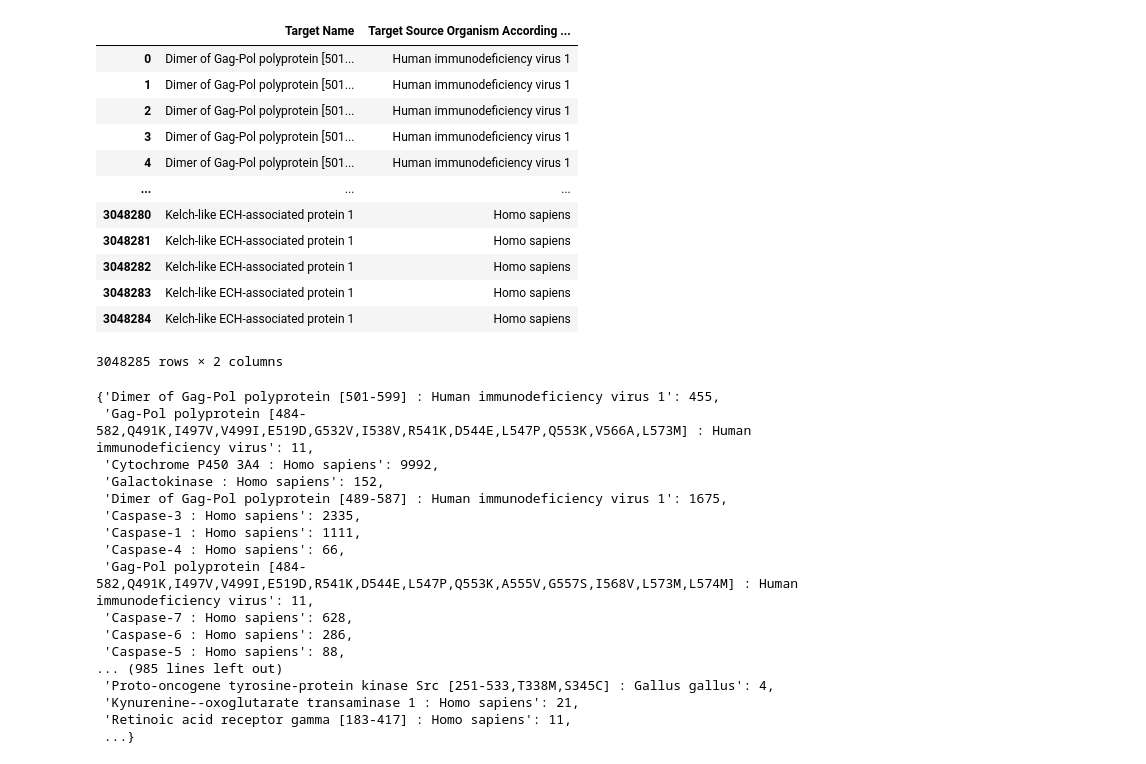
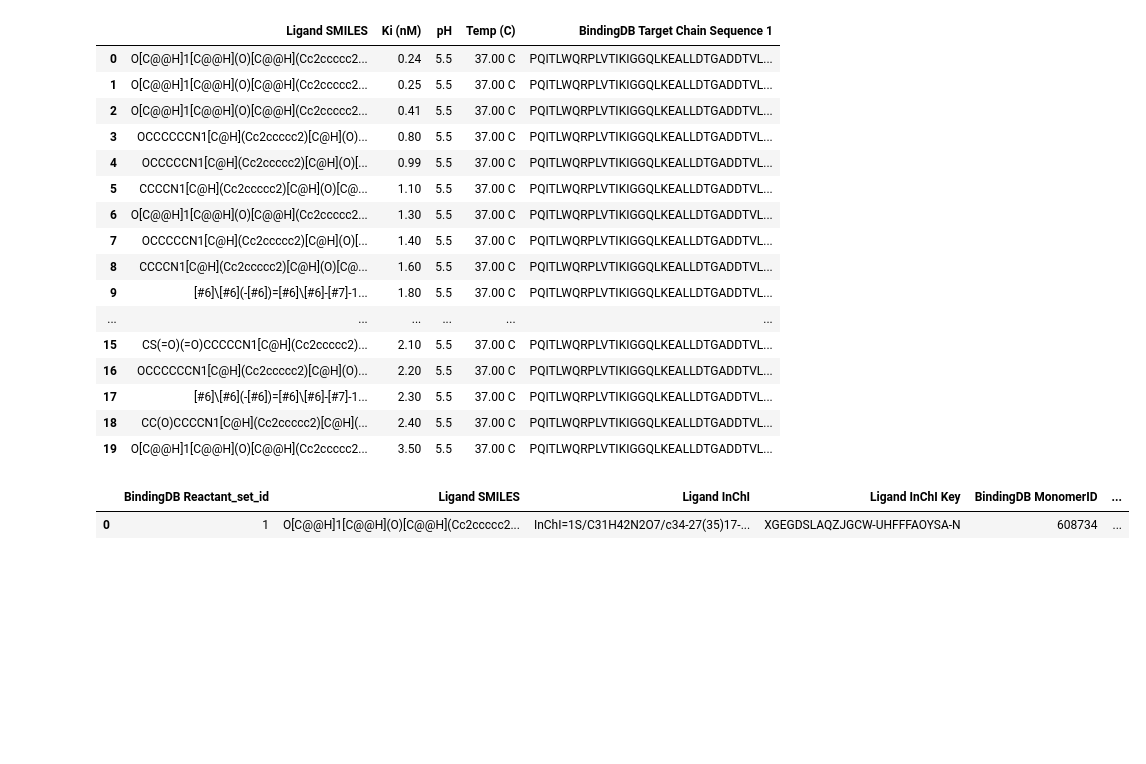
Before and after one commit to VovaBlonskyi/Drug-Target-Affinity, a Jupyter notebook: Code/Collecting_Data.ipynb, the cells around one changed output. Saved outputs shown, nothing was run; the diff lists cells and outputs as text; code cells hidden in the pictures; blank space fills up the shorter version.

```diff
--- a/Code/Collecting_Data.ipynb
+++ b/Code/Collecting_Data.ipynb
@@ -6,2 +6,3 @@ import json
 # %%
 pd.set_option('display.max_colwidth', None)
+pd.set_option("display.max_columns", None)
@@ -8,17 +11,26 @@ pd.set_option('display.max_colwidth', None)
+# %%
+binding
+# %% [output]
+|  | Ligand SMILES | Ki (nM) | pH | Temp (C) | BindingDB Target Chain Sequence 1 |
+| 0 | O[C@@H]1[C@@H](O)[C@@H](Cc2ccccc2... | 0.24 | 5.5 | 37.00 C | PQITLWQRPLVTIKIGGQLKEALLDTGADDTVL... |
+| 1 | O[C@@H]1[C@@H](O)[C@@H](Cc2ccccc2... | 0.25 | 5.5 | 37.00 C | PQITLWQRPLVTIKIGGQLKEALLDTGADDTVL... |
+| 2 | O[C@@H]1[C@@H](O)[C@@H](Cc2ccccc2... | 0.41 | 5.5 | 37.00 C | PQITLWQRPLVTIKIGGQLKEALLDTGADDTVL... |
+| 3 | OCCCCCCN1[C@H](Cc2ccccc2)[C@H](O)... | 0.80 | 5.5 | 37.00 C | PQITLWQRPLVTIKIGGQLKEALLDTGADDTVL... |
+| 4 | OCCCCCN1[C@H](Cc2ccccc2)[C@H](O)[... | 0.99 | 5.5 | 37.00 C | PQITLWQRPLVTIKIGGQLKEALLDTGADDTVL... |
+| 5 | CCCCN1[C@H](Cc2ccccc2)[C@H](O)[C@... | 1.10 | 5.5 | 37.00 C | PQITLWQRPLVTIKIGGQLKEALLDTGADDTVL... |
+| 6 | O[C@@H]1[C@@H](O)[C@@H](Cc2ccccc2... | 1.30 | 5.5 | 37.00 C | PQITLWQRPLVTIKIGGQLKEALLDTGADDTVL... |
+| 7 | OCCCCCN1[C@H](Cc2ccccc2)[C@H](O)[... | 1.40 | 5.5 | 37.00 C | PQITLWQRPLVTIKIGGQLKEALLDTGADDTVL... |
+| 8 | CCCCN1[C@H](Cc2ccccc2)[C@H](O)[C@... | 1.60 | 5.5 | 37.00 C | PQITLWQRPLVTIKIGGQLKEALLDTGADDTVL... |
+| 9 | [#6]\[#6](-[#6])=[#6]\[#6]-[#7]-1... | 1.80 | 5.5 | 37.00 C | PQITLWQRPLVTIKIGGQLKEALLDTGADDTVL... |
+| ... | ... | ... | ... | ... | ... |
+| 15 | CS(=O)(=O)CCCCCN1[C@H](Cc2ccccc2)... | 2.10 | 5.5 | 37.00 C | PQITLWQRPLVTIKIGGQLKEALLDTGADDTVL... |
+| 16 | OCCCCCCN1[C@H](Cc2ccccc2)[C@H](O)... | 2.20 | 5.5 | 37.00 C | PQITLWQRPLVTIKIGGQLKEALLDTGADDTVL... |
+| 17 | [#6]\[#6](-[#6])=[#6]\[#6]-[#7]-1... | 2.30 | 5.5 | 37.00 C | PQITLWQRPLVTIKIGGQLKEALLDTGADDTVL... |
+| 18 | CC(O)CCCCN1[C@H](Cc2ccccc2)[C@H](... | 2.40 | 5.5 | 37.00 C | PQITLWQRPLVTIKIGGQLKEALLDTGADDTVL... |
+| 19 | O[C@@H]1[C@@H](O)[C@@H](Cc2ccccc2... | 3.50 | 5.5 | 37.00 C | PQITLWQRPLVTIKIGGQLKEALLDTGADDTVL... |
 # %%
-binding = pd.read_csv(r'C:\Users\blons\code\Chem_AI\Drug-Target\Databases\BindingDB_All.tsv', sep='\t', usecols = ['Target Source Organism According to Curator or DataSource', 'Target Name'])
-binding
+binding1 = pd.read_csv(r'C:\Users\blons\code\Chem_AI\Drug-Target\Databases\BindingDB_All.tsv', sep='\t', nrows=1)
+binding1
 # %% [output]
-|  | Target Name | Target Source Organism According ... |
-| 0 | Dimer of Gag-Pol polyprotein [501... | Human immunodeficiency virus 1 |
-| 1 | Dimer of Gag-Pol polyprotein [501... | Human immunodeficiency virus 1 |
-| 2 | Dimer of Gag-Pol polyprotein [501... | Human immunodeficiency virus 1 |
-| 3 | Dimer of Gag-Pol polyprotein [501... | Human immunodeficiency virus 1 |
-| 4 | Dimer of Gag-Pol polyprotein [501... | Human immunodeficiency virus 1 |
-| ... | ... | ... |
-| 3048280 | Kelch-like ECH-associated protein 1 | Homo sapiens |
-| 3048281 | Kelch-like ECH-associated protein 1 | Homo sapiens |
-| 3048282 | Kelch-like ECH-associated protein 1 | Homo sapiens |
-| 3048283 | Kelch-like ECH-associated protein 1 | Homo sapiens |
-| 3048284 | Kelch-like ECH-associated protein 1 | Homo sapiens |
+|  | BindingDB Reactant_set_id | Ligand SMILES | Ligand InChI | Ligand InChI Key | BindingDB MonomerID | ... |
+| 0 | 1 | O[C@@H]1[C@@H](O)[C@@H](Cc2ccccc2... | InChI=1S/C31H42N2O7/c34-27(35)17-... | XGEGDSLAQZJGCW-UHFFFAOYSA-N | 608734 | ... |
-3048285 rows × 2 columns
@@ -41,20 +36,0 @@ for index, row in binding.iterrows():
-# %%
-Target_and_Species
-# %% [output]
-{'Dimer of Gag-Pol polyprotein [501-599] : Human immunodeficiency virus 1': 455,
- 'Gag-Pol polyprotein [484-582,Q491K,I497V,V499I,E519D,G532V,I538V,R541K,D544E,L547P,Q553K,V566A,L573M] : Human immunodeficiency virus': 11,
- 'Cytochrome P450 3A4 : Homo sapiens': 9992,
- 'Galactokinase : Homo sapiens': 152,
- 'Dimer of Gag-Pol polyprotein [489-587] : Human immunodeficiency virus 1': 1675,
- 'Caspase-3 : Homo sapiens': 2335,
- 'Caspase-1 : Homo sapiens': 1111,
- 'Caspase-4 : Homo sapiens': 66,
- 'Gag-Pol polyprotein [484-582,Q491K,I497V,V499I,E519D,R541K,D544E,L547P,Q553K,A555V,G557S,I568V,L573M,L574M] : Human immunodeficiency virus': 11,
- 'Caspase-7 : Homo sapiens': 628,
- 'Caspase-6 : Homo sapiens': 286,
- 'Caspase-5 : Homo sapiens': 88,
-... (985 lines left out)
- 'Proto-oncogene tyrosine-protein kinase Src [251-533,T338M,S345C] : Gallus gallus': 4,
- 'Kynurenine--oxoglutarate transaminase 1 : Homo sapiens': 21,
- 'Retinoic acid receptor gamma [183-417] : Homo sapiens': 11,
- ...}
```
Also changed, not shown: parts of 7 cells of this notebook, 7 other files.
